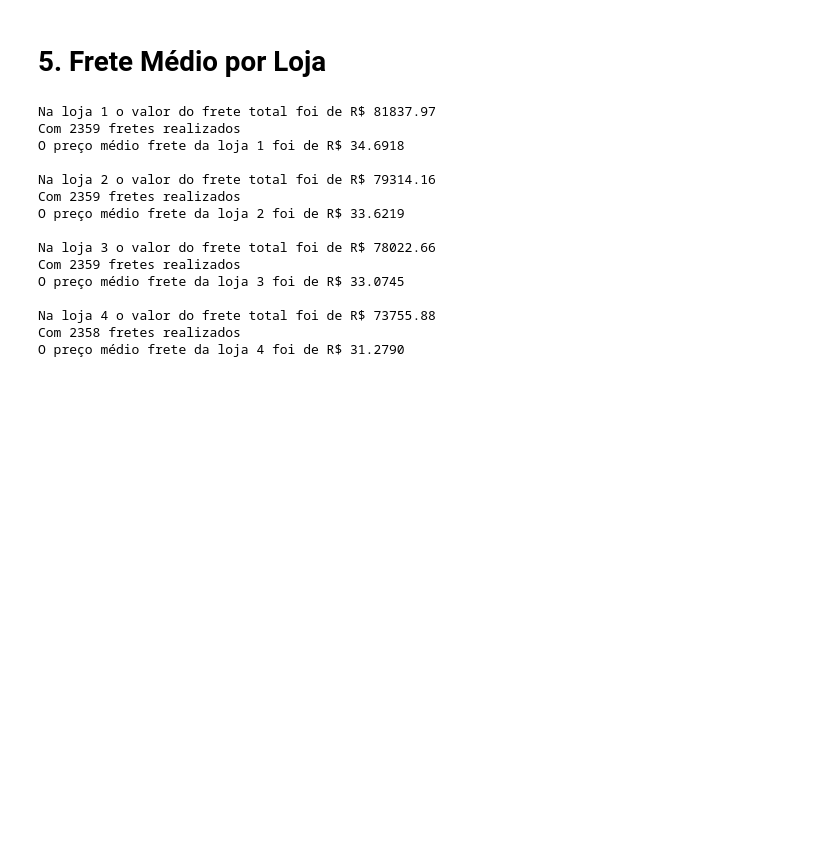
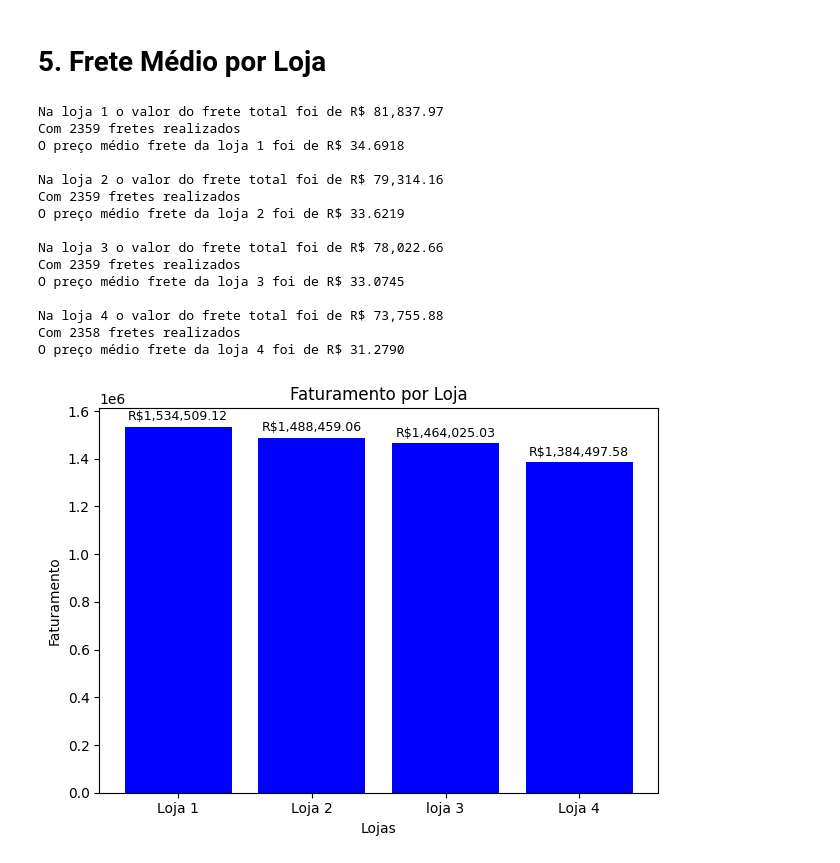
Before and after one commit to DuillesAD/Challenge_data_sciencie_1, a Jupyter notebook: AluraStoreBr.ipynb, the cells around one changed output. Saved outputs shown, nothing was run; the diff lists cells and outputs as text; code cells hidden in the pictures; blank space fills up the shorter version.

```diff
--- a/AluraStoreBr.ipynb
+++ b/AluraStoreBr.ipynb
@@ -141,9 +132,9 @@ def frete_medio(loja, numero):
   total_frete = loja["Frete"].sum()
   qdt_frete = loja["Frete"].count()
   frete = loja["Frete"].mean()
-  print(f"Na loja {numero} o valor do frete total foi de R$ {total_frete:.2f}")
+  print(f"Na loja {numero} o valor do frete total foi de R$ {total_frete:,.2f}")
   print(f"Com {qdt_frete} fretes realizados")
-  print(f"O preço médio frete da loja {numero} foi de R$ {frete:.4f}")
+  print(f"O preço médio frete da loja {numero} foi de R$ {frete:,.4f}")
   print()
 
 
@@ -152,18 +143,40 @@ frete_medio(loja2, 2)
 frete_medio(loja3, 3)
 frete_medio(loja4, 4)
 # %% [output]
-Na loja 1 o valor do frete total foi de R$ 81837.97
+Na loja 1 o valor do frete total foi de R$ 81,837.97
 Com 2359 fretes realizados
 O preço médio frete da loja 1 foi de R$ 34.6918
 
-Na loja 2 o valor do frete total foi de R$ 79314.16
+Na loja 2 o valor do frete total foi de R$ 79,314.16
 Com 2359 fretes realizados
 O preço médio frete da loja 2 foi de R$ 33.6219
 
-Na loja 3 o valor do frete total foi de R$ 78022.66
+Na loja 3 o valor do frete total foi de R$ 78,022.66
 Com 2359 fretes realizados
 O preço médio frete da loja 3 foi de R$ 33.0745
 
-Na loja 4 o valor do frete total foi de R$ 73755.88
+Na loja 4 o valor do frete total foi de R$ 73,755.88
 Com 2358 fretes realizados
 O preço médio frete da loja 4 foi de R$ 31.2790
+# %%
+import matplotlib.pyplot as plt
+
+lojas = ["Loja 1", "Loja 2", "loja 3", "Loja 4"]
+
+faturamento = [loja["Preço"].sum(), loja2["Preço"].sum(), loja3["Preço"].sum(), loja4["Preço"].sum()]
+
+plt.bar(lojas, faturamento, color= "blue")
+
+for i in range(len(lojas)):
+    plt.text(i, faturamento[i] + max(faturamento)*0.01, f'R${faturamento[i]:,.2f}',
+             ha='center', va='bottom', fontsize=9)
+
+plt.xlabel("Lojas")
+plt.ylabel("Faturamento")
+plt.title("Faturamento por Loja")
+
+
+plt.tight_layout()
+plt.show()
+# %% [output]
+[figure, added]
```
Also changed, not shown: parts of 2 cells of this notebook.
